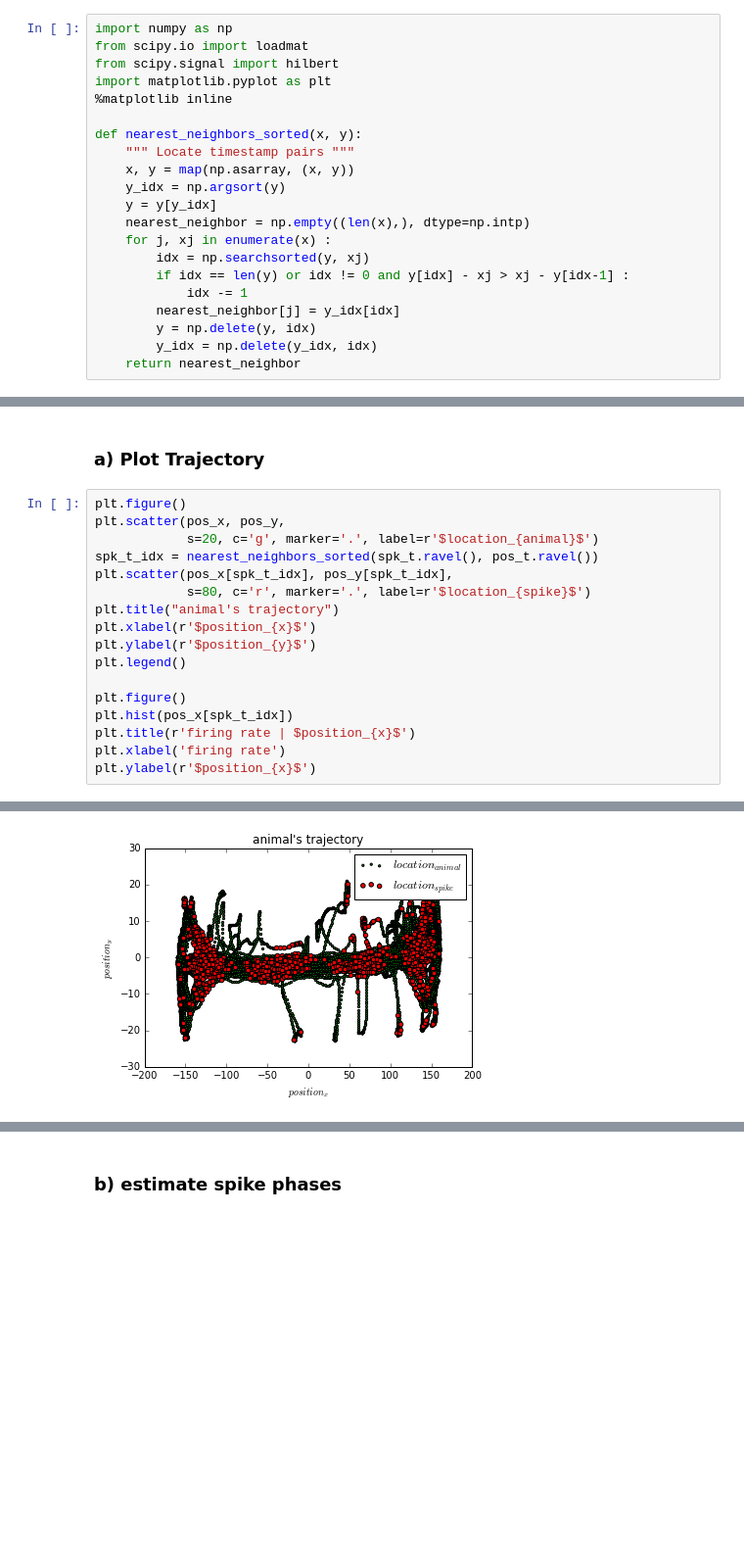
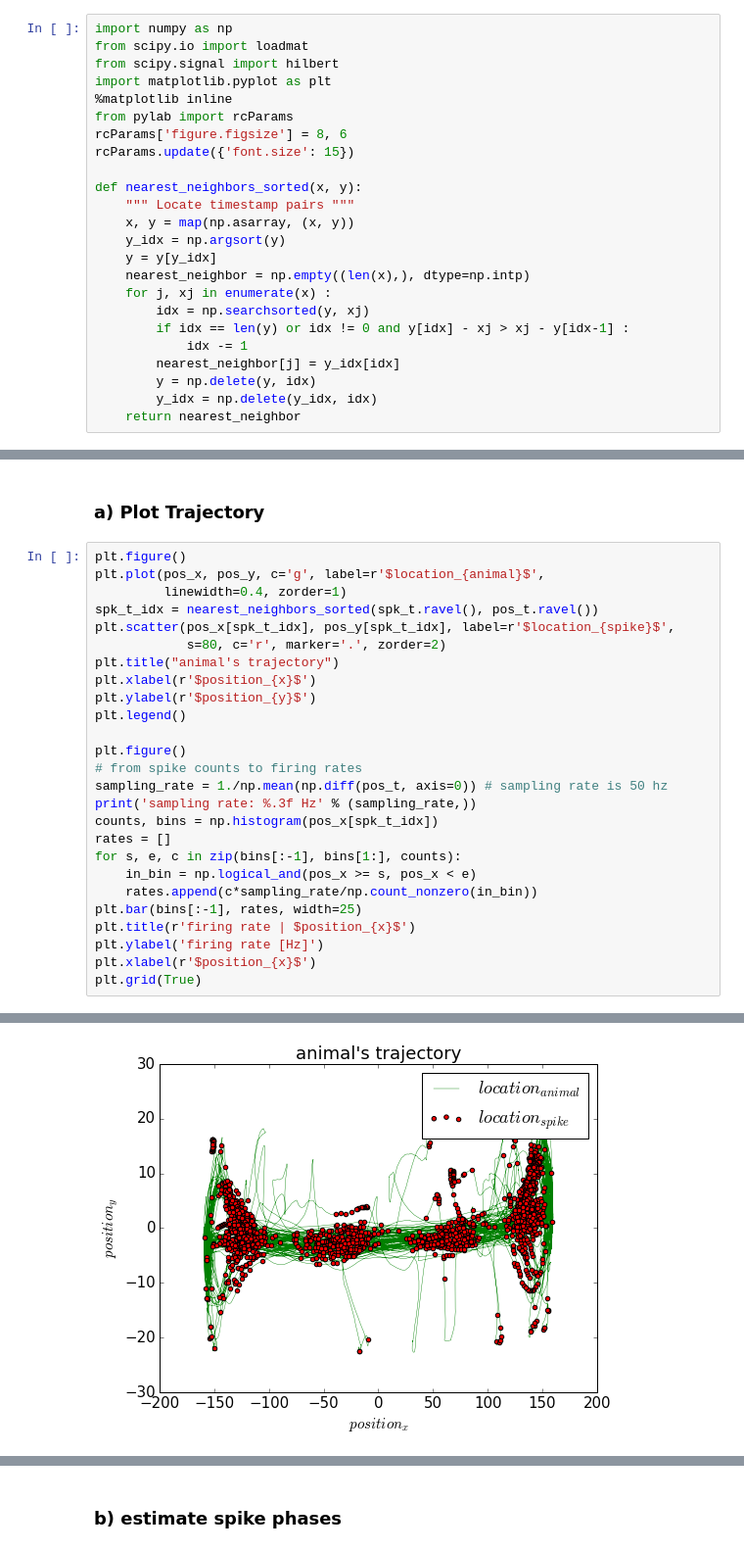
Before and after one commit to kashefy/grk_kempter_episodic_mem, a Jupyter notebook: grk_kempter_episodic_mem.ipynb, the cells around one changed output, grey strips where cells are left out. Shown at 98% size. Drawn from its saved outputs; the diff is of its cells as text; blank space fills up the shorter version.

```diff
--- a/grk_kempter_episodic_mem.ipynb
+++ b/grk_kempter_episodic_mem.ipynb
@@ -8,6 +8,9 @@ from scipy.io import loadmat
 from scipy.signal import hilbert
 import matplotlib.pyplot as plt
 %matplotlib inline
+from pylab import rcParams
+rcParams['figure.figsize'] = 8, 6
+rcParams.update({'font.size': 15})
 
 def nearest_neighbors_sorted(x, y):
     """ Locate timestamp pairs """
@@ -44,19 +47,28 @@ spk_t = dat['spk_t']
 ### a) Plot Trajectory
 # %%
 plt.figure()
-plt.scatter(pos_x, pos_y,
-            s=20, c='g', marker='.', label=r'$location_{animal}$')
+plt.plot(pos_x, pos_y, c='g', label=r'$location_{animal}$',
+         linewidth=0.4, zorder=1)
 spk_t_idx = nearest_neighbors_sorted(spk_t.ravel(), pos_t.ravel())
-plt.scatter(pos_x[spk_t_idx], pos_y[spk_t_idx],
-            s=80, c='r', marker='.', label=r'$location_{spike}$')
+plt.scatter(pos_x[spk_t_idx], pos_y[spk_t_idx], label=r'$location_{spike}$',
+            s=80, c='r', marker='.', zorder=2)
 plt.title("animal's trajectory")
 plt.xlabel(r'$position_{x}$')
 plt.ylabel(r'$position_{y}$')
 plt.legend()
 
 plt.figure()
-plt.hist(pos_x[spk_t_idx])
+# from spike counts to firing rates
+sampling_rate = 1./np.mean(np.diff(pos_t, axis=0)) # sampling rate is 50 hz
+print('sampling rate: %.3f Hz' % (sampling_rate,))
+counts, bins = np.histogram(pos_x[spk_t_idx])
+rates = []
+for s, e, c in zip(bins[:-1], bins[1:], counts):
+    in_bin = np.logical_and(pos_x >= s, pos_x < e)
+    rates.append(c*sampling_rate/np.count_nonzero(in_bin))
+plt.bar(bins[:-1], rates, width=25)
 plt.title(r'firing rate | $position_{x}$')
-plt.xlabel('firing rate')
-plt.ylabel(r'$position_{x}$')
+plt.ylabel('firing rate [Hz]')
+plt.xlabel(r'$position_{x}$')
+plt.grid(True)
 # %% [output]
@@ -64 +76 @@ plt.ylabel(r'$position_{x}$')
-[figure, old version]
+[figure, new version]
```
Also changed, not shown: parts of 4 cells of this notebook.
